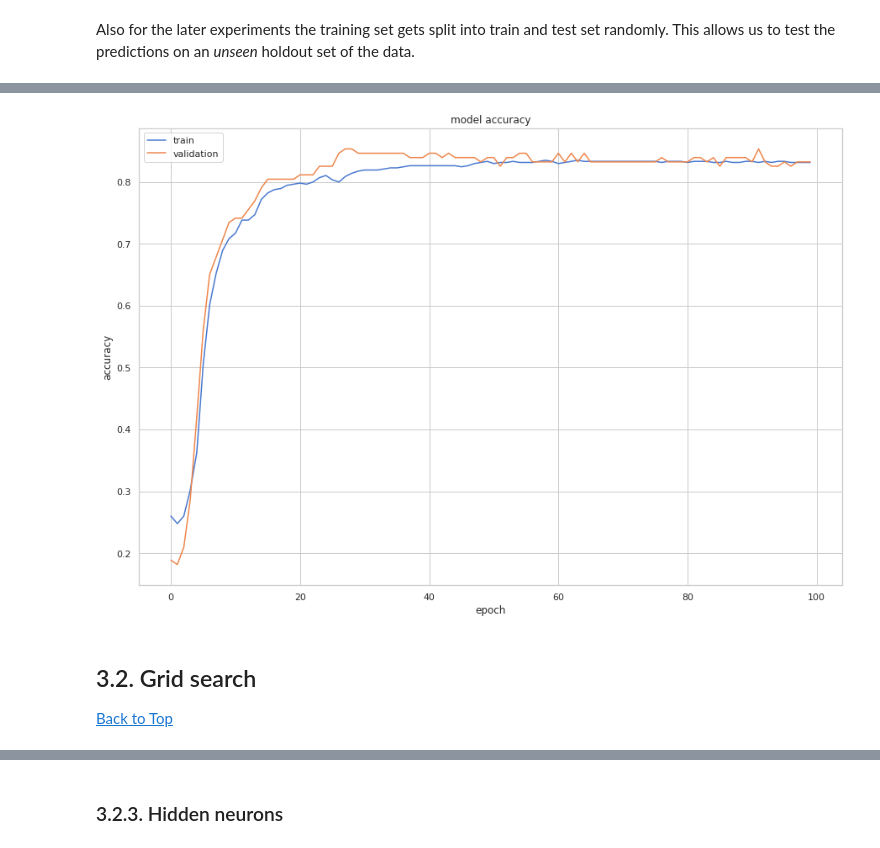
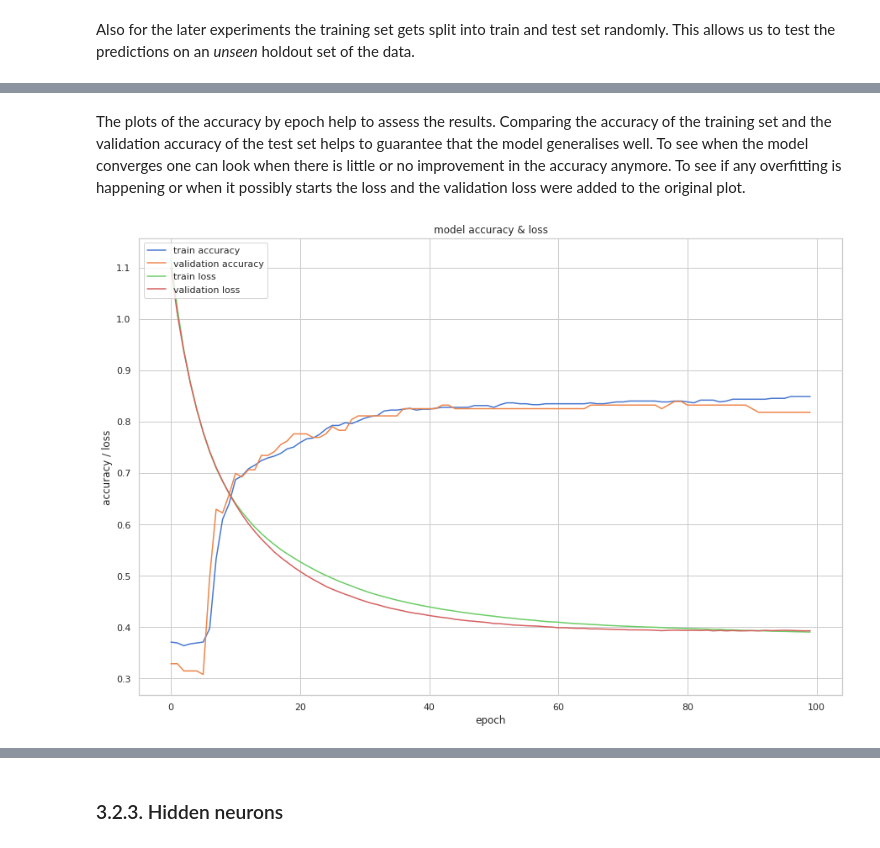
Before and after one commit to JonathanKolb/MLNNs_project, a Jupyter notebook: CS401_project.ipynb, the cells around one changed output, grey strips where cells are left out. Drawn from its saved outputs; the diff is of its cells as text; code cells hidden in the pictures.

```diff
--- a/CS401_project.ipynb
+++ b/CS401_project.ipynb
@@ -192,7 +205,7 @@
 # %%
 # Load data as Pandas dataframe
-train = pd.read_csv('../input/titanic_cleaned_data/train_clean.csv')
-unlabeled = pd.read_csv('../input/titanic_cleaned_data/test_clean.csv')
+train = pd.read_csv('./train_clean.csv')
+unlabeled = pd.read_csv('./test_clean.csv')
 df = pd.concat([train, unlabeled], axis=0, sort=True)
 # %%
 df.head()
@@ -374,6 +398,6 @@ def create_model(lyrs=[8], act='linear', opt='Adam', dr=0.0):
 
     return model
 # %%
-model = create_model()
+model = create_model(act='relu')
 print(model.summary())
 # %% [output]
@@ -413,14 +448,15 @@ val_acc: 79.33%
+# %% [markdown]
+The plots of the accuracy by epoch help to assess the results. Comparing the accuracy of the training set and the validation accuracy of the test set helps to guarantee that the model generalises well. To see when the model converges one can look when there is little or no improvement in the accuracy anymore. To see if any overfitting is happening or when it possibly starts the loss and the validation loss were added to the original plot.
 # %%
 # summarize history for accuracy
 plt.plot(training.history['accuracy'])
 plt.plot(training.history['val_accuracy'])
-plt.title('model accuracy')
-plt.ylabel('accuracy')
+plt.plot(training.history['loss'])
+plt.plot(training.history['val_loss'])
+plt.title('model accuracy & loss')
+plt.ylabel('accuracy / loss')
 plt.xlabel('epoch')
-plt.legend(['train', 'validation'], loc='upper left')
+plt.legend(['train accuracy', 'validation accuracy', 'train loss', 'validation loss'], loc='upper left')
 plt.show()
 # %% [output]
-[figure, old version]
+[figure, new version]
-# %% [markdown]
-## 3.2. Grid search
-[Back to Top](#scrollTo=3jq6wLfnS5_o)
```
Also changed, not shown: parts of 131 cells of this notebook.
